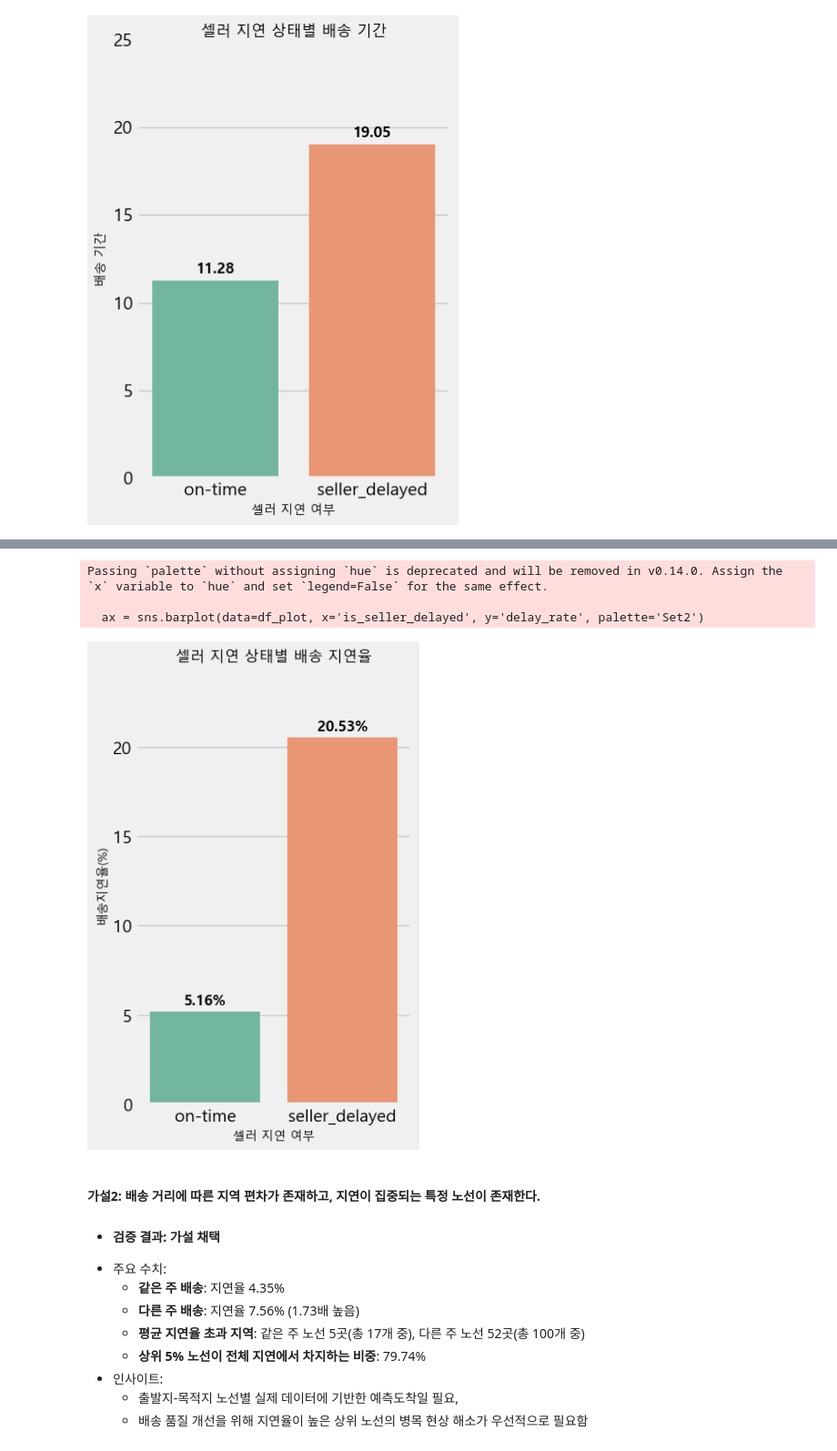
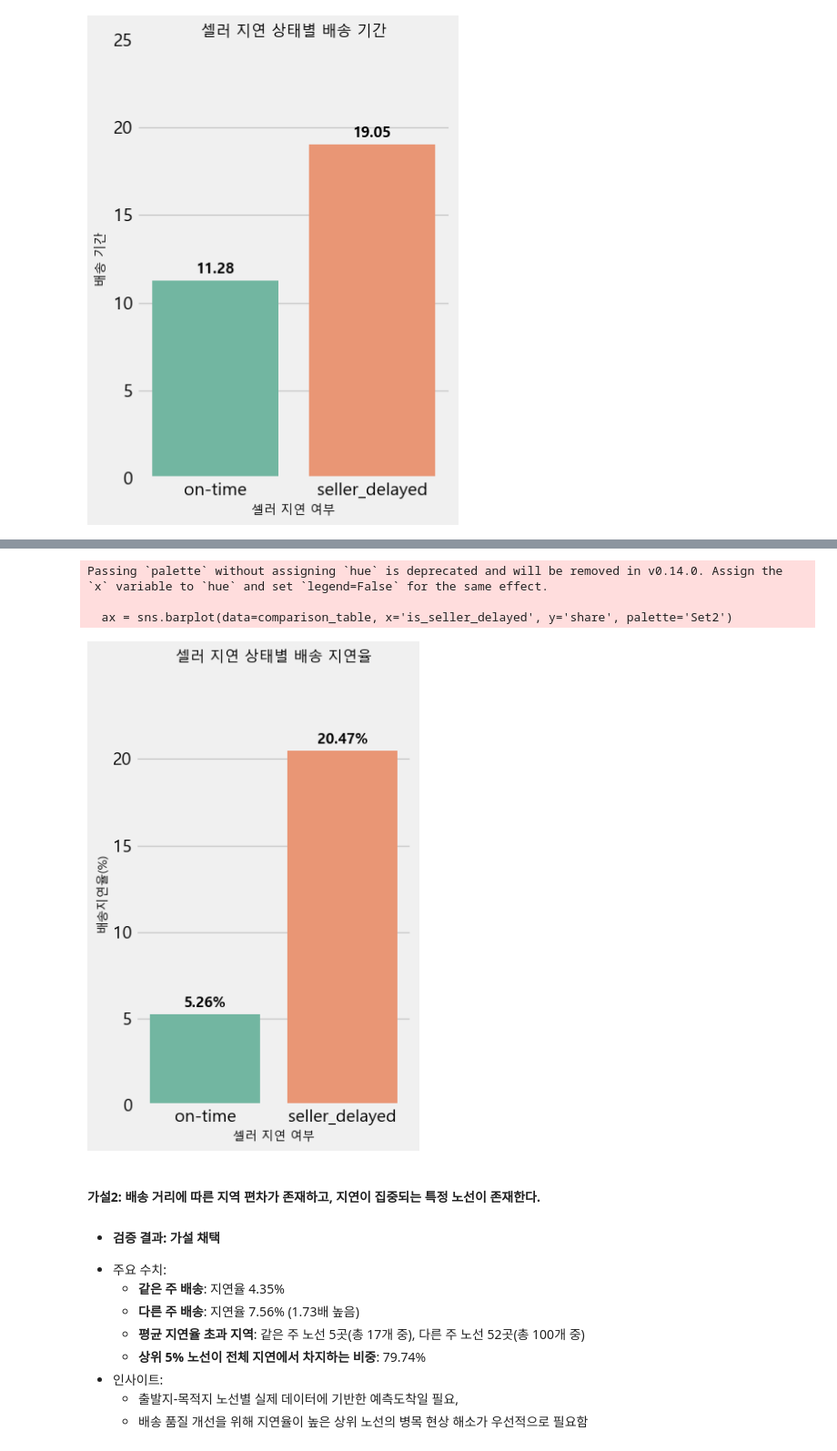
Before and after one commit to eunsung20311-dot/Olist-E-commerce-Analysis, a Jupyter notebook: 2.Hypothesis_Testing.ipynb, the cells around one changed output, grey strips where cells are left out. Shown at 91% size. Cells and saved outputs as stored; diff of their text form; code cells hidden in the pictures.

```diff
--- a/2.Hypothesis_Testing.ipynb
+++ b/2.Hypothesis_Testing.ipynb
@@ -102,9 +101,15 @@ Passing `palette` without assigning `hue` is deprecated and will be removed in v
   ax = sns.barplot(
 [figure]
 # %%
-#셀러 지연 여부별 배송 지연 발생 확률 확인
-df_seller_delayed = df_orders_items_f[df_orders_items_f['is_seller_delayed']== 'seller_delayed']
-df_seller_ontime = df_orders_items_f[df_orders_items_f['is_seller_delayed']== 'on-time']
+#셀러 지연 여부별 지연율 차이 (약 4배 높음)
 
-seller_delayed_count = df_seller_delayed.groupby('is_delayed')['order_id'].nunique().reset_index()
-seller_ontime_count = df_seller_ontime.groupby('is_delayed')['order_id'].nunique().reset_index()
+# 두 조건을 한 번에 그룹화하여 주문 수 계산
+df_combined = df_orders_items.groupby(['is_seller_delayed', 'is_delayed'])['order_id'].nunique().reset_index()
+
+# 각 발송 상태별 합계 계산 후 지연율 계산
+df_combined['group_total'] = df_combined.groupby('is_seller_delayed')['order_id'].transform('sum')
+df_combined['share'] = (df_combined['order_id'] / df_combined['group_total']) * 100
+
+# 셀러 지연여부별 지연율
+comparison_table = df_combined[df_combined['is_delayed'] == 1].copy()
+print(comparison_table[['is_seller_delayed', 'order_id', 'share']])
@@ -131,38 +120,29 @@ print(seller_ontime_count)
-# %%
-# 1은 'delayed', 0은 'on-time'으로 변환
-df_orders_items_f['is_delayed'] = df_orders_items_f['is_delayed'].map({1.0: "delayed", 0.0: "on-time"})
-seller_summary = df_orders_items_f.groupby(['is_seller_delayed', 'is_delayed']).size().unstack(fill_value=0)
-
-# 지연율
-seller_summary['total'] = seller_summary.sum(axis=1)
-seller_summary['delay_rate'] = (seller_summary['delayed'] / seller_summary['total']) * 100
-
-# 시각화를 위해 인덱스를 컬럼으로 변환
-df_plot = seller_summary.reset_index()
-
-plt.figure(figsize=(4,6))
-# 시각화: is_seller_delayed 그룹별 delay_rate를 막대 그래프로
-ax = sns.barplot(data=df_plot, x='is_seller_delayed', y='delay_rate', palette='Set2')
-
-plt.title('셀러 지연 상태별 배송 지연율', fontsize=12, pad=2)
-plt.xlabel('셀러 지연 여부', fontsize=10)
-plt.ylabel('배송지연율(%)', fontsize=10)
-plt.ylim(0, df_plot['delay_rate'].max() * 1.2)
-
-# 수치 표시
-for p in ax.patches:
-    ax.annotate(f'{p.get_height():.2f}%',
-                (p.get_x() + p.get_width() / 2, p.get_height()),
-                ha='center', va='center', xytext=(0, 9),
-                textcoords='offset points', fontsize=12, fontweight='bold')
-
-plt.tight_layout()
-plt.show()
-# %% [output]
-Passing `palette` without assigning `hue` is deprecated and will be removed in v0.14.0. Assign the `x` variable to `hue` and set `legend=False` for the same effect.
-
-  ax = sns.barplot(data=df_plot, x='is_seller_delayed', y='delay_rate', palette='Set2')
-[figure, removed]
+# %%
+plt.figure(figsize=(4, 6))
+
+ax = sns.barplot(data=comparison_table, x='is_seller_delayed', y='share', palette='Set2')
+
+plt.title('셀러 지연 상태별 배송 지연율', fontsize=12, pad=15)
+plt.xlabel('셀러 지연 여부', fontsize=10)
+plt.ylabel('배송지연율(%)', fontsize=10)
+
+# y축 범위 설정 (수치 표시 공간 확보)
+plt.ylim(0, df_plot['share'].max() * 1.2)
+
+# 3. 막대 위에 share 수치 표시
+for p in ax.patches:
+    ax.annotate(f'{p.get_height():.2f}%',
+                (p.get_x() + p.get_width() / 2, p.get_height()),
+                ha='center', va='center', xytext=(0, 9),
+                textcoords='offset points', fontsize=12, fontweight='bold')
+
+plt.tight_layout()
+plt.show()
+# %% [output]
+Passing `palette` without assigning `hue` is deprecated and will be removed in v0.14.0. Assign the `x` variable to `hue` and set `legend=False` for the same effect.
+
+  ax = sns.barplot(data=comparison_table, x='is_seller_delayed', y='share', palette='Set2')
+[figure, added]
 # %% [markdown]
 #### 가설2: 배송 거리에 따른 지역 편차가 존재하고, 지연이 집중되는 특정 노선이 존재한다.
 
```
Also changed, not shown: parts of 6 cells of this notebook.
